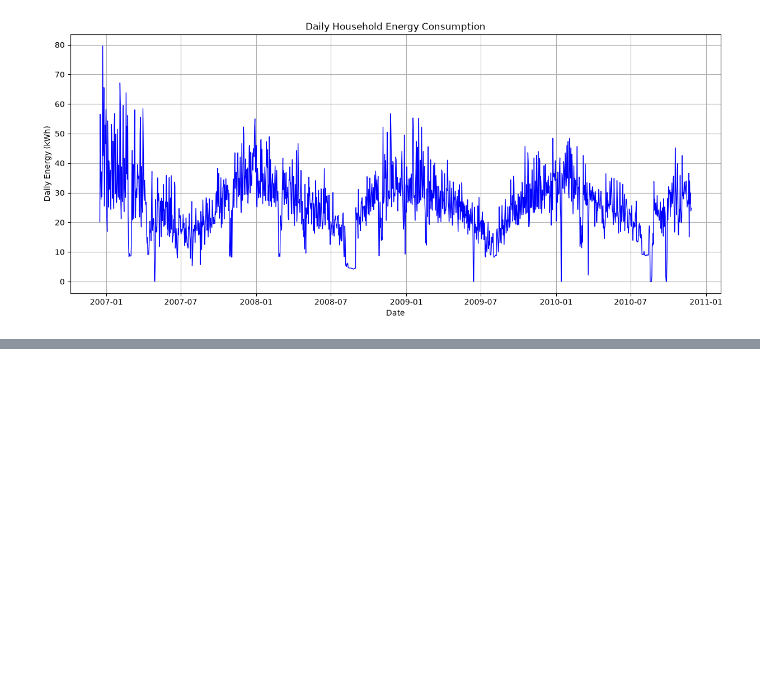
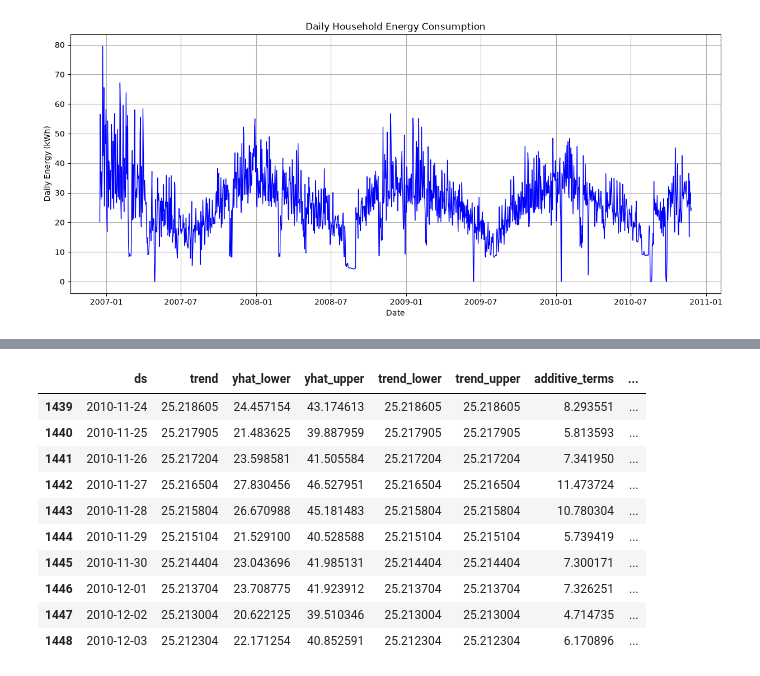
Before and after one commit to namavaramsrinikethan/EcoWatt-AI, a Jupyter notebook: notebooks/EDA.ipynb, the cells around one changed output, grey strips where cells are left out. Saved outputs shown, nothing was run; the diff lists cells and outputs as text; code cells hidden in the pictures; blank space fills up the shorter version.

```diff
--- a/notebooks/EDA.ipynb
+++ b/notebooks/EDA.ipynb
@@ -281,0 +389,18 @@ plt.show()
+# %%
+# Predict future values
+
+forecast = model.predict(future)
+
+forecast.tail(10)
+# %% [output]
+|  | ds | trend | yhat_lower | yhat_upper | trend_lower | trend_upper | additive_terms | ... |
+| 1439 | 2010-11-24 | 25.218605 | 24.457154 | 43.174613 | 25.218605 | 25.218605 | 8.293551 | ... |
+| 1440 | 2010-11-25 | 25.217905 | 21.483625 | 39.887959 | 25.217905 | 25.217905 | 5.813593 | ... |
+| 1441 | 2010-11-26 | 25.217204 | 23.598581 | 41.505584 | 25.217204 | 25.217204 | 7.341950 | ... |
+| 1442 | 2010-11-27 | 25.216504 | 27.830456 | 46.527951 | 25.216504 | 25.216504 | 11.473724 | ... |
+| 1443 | 2010-11-28 | 25.215804 | 26.670988 | 45.181483 | 25.215804 | 25.215804 | 10.780304 | ... |
+| 1444 | 2010-11-29 | 25.215104 | 21.529100 | 40.528588 | 25.215104 | 25.215104 | 5.739419 | ... |
+| 1445 | 2010-11-30 | 25.214404 | 23.043696 | 41.985131 | 25.214404 | 25.214404 | 7.300171 | ... |
+| 1446 | 2010-12-01 | 25.213704 | 23.708775 | 41.923912 | 25.213704 | 25.213704 | 7.326251 | ... |
+| 1447 | 2010-12-02 | 25.213004 | 20.622125 | 39.510346 | 25.213004 | 25.213004 | 4.714735 | ... |
+| 1448 | 2010-12-03 | 25.212304 | 22.171254 | 40.852591 | 25.212304 | 25.212304 | 6.170896 | ... |
```
Also changed, not shown: parts of 20 cells of this notebook, 2 other files.
